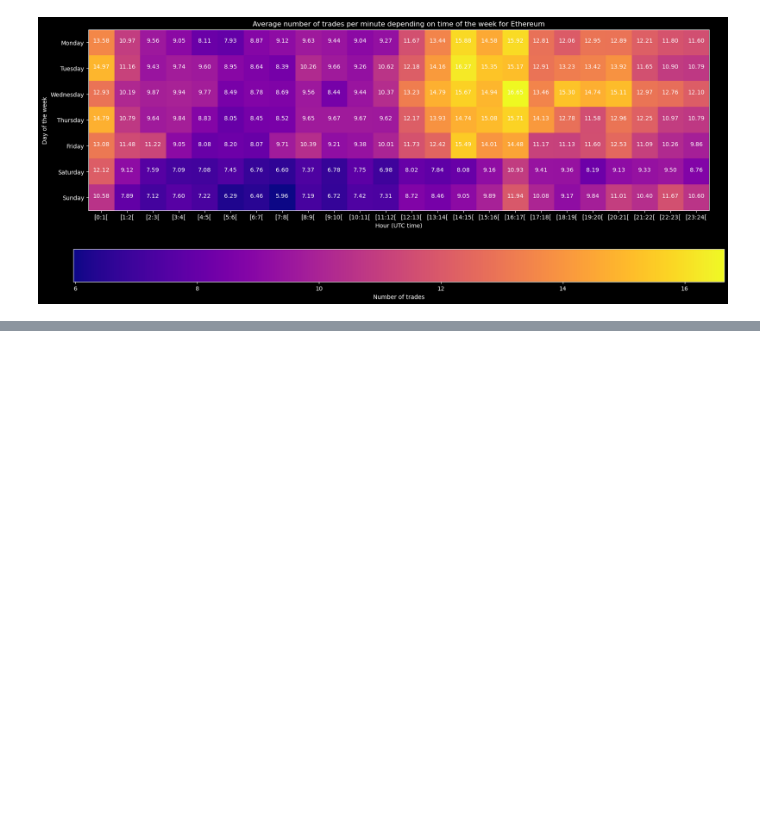
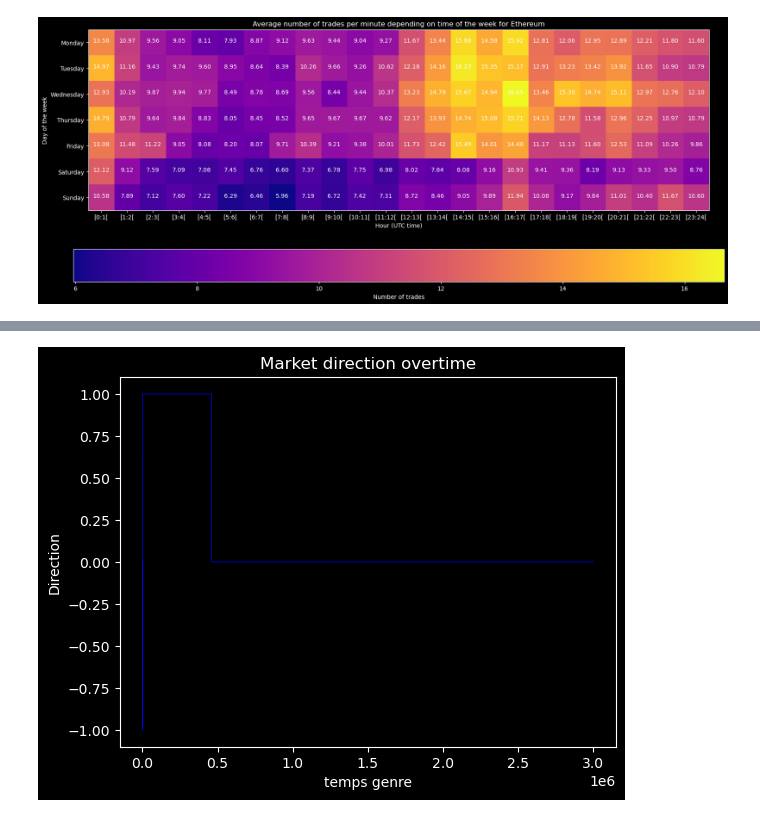
Before and after one commit to beaurm/projet_crypto, a Jupyter notebook: code/analyse/a_ETHUSD_1.ipynb, the cells around one changed output, grey strips where cells are left out. Drawn from its saved outputs; the diff is of its cells as text; code cells hidden in the pictures; blank space fills up the shorter version.

Commit message:
AB- Debut algorithme labeling plus avance, ne fonctionne

```diff
--- a/code/analyse/a_ETHUSD_1.ipynb
+++ b/code/analyse/a_ETHUSD_1.ipynb
@@ -172,0 +204,2 @@ nSells: 1104167
+# %%
+labelsPoint5prct= labelDataAdvanced(df["Open"], 0.005)
@@ -172,0 +229,9 @@ nSells: 1104167
+# %%
+plt.style.use("dark_background")
+plt.plot(labelsPoint5prct,linewidth=0.5,color="b")
+plt.title("Market direction overtime")
+plt.xlabel("temps genre")
+plt.ylabel("Direction")
+plt.show()
+# %% [output]
+[figure, added]
```
Also changed, not shown: parts of 16 cells of this notebook, 1 other file.
